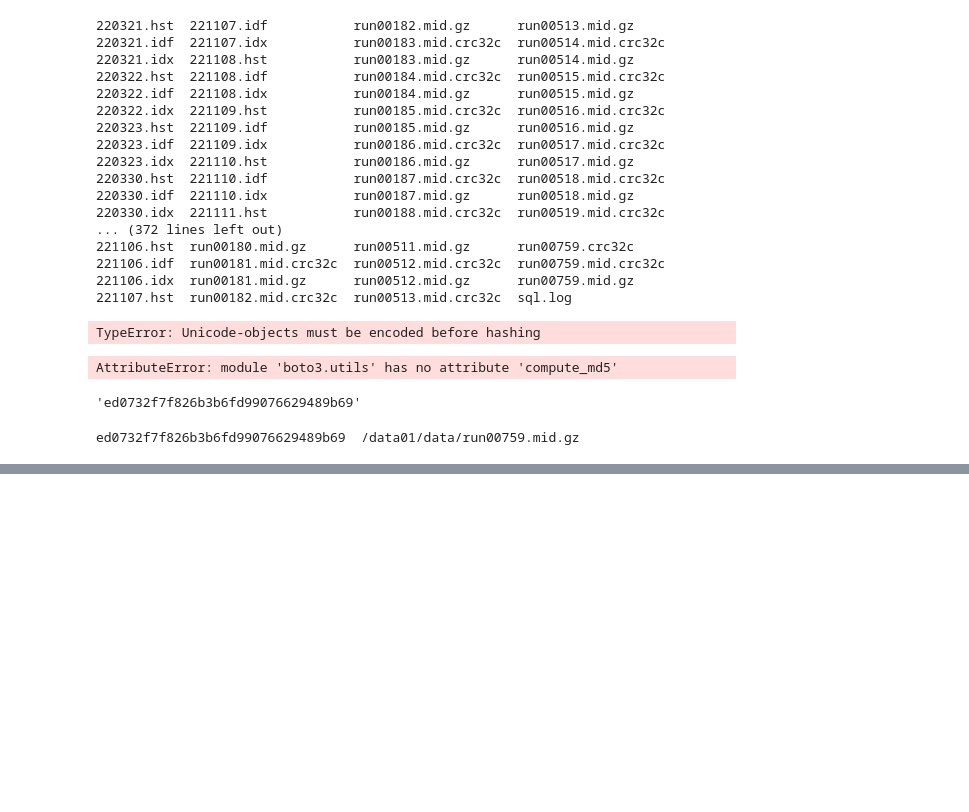
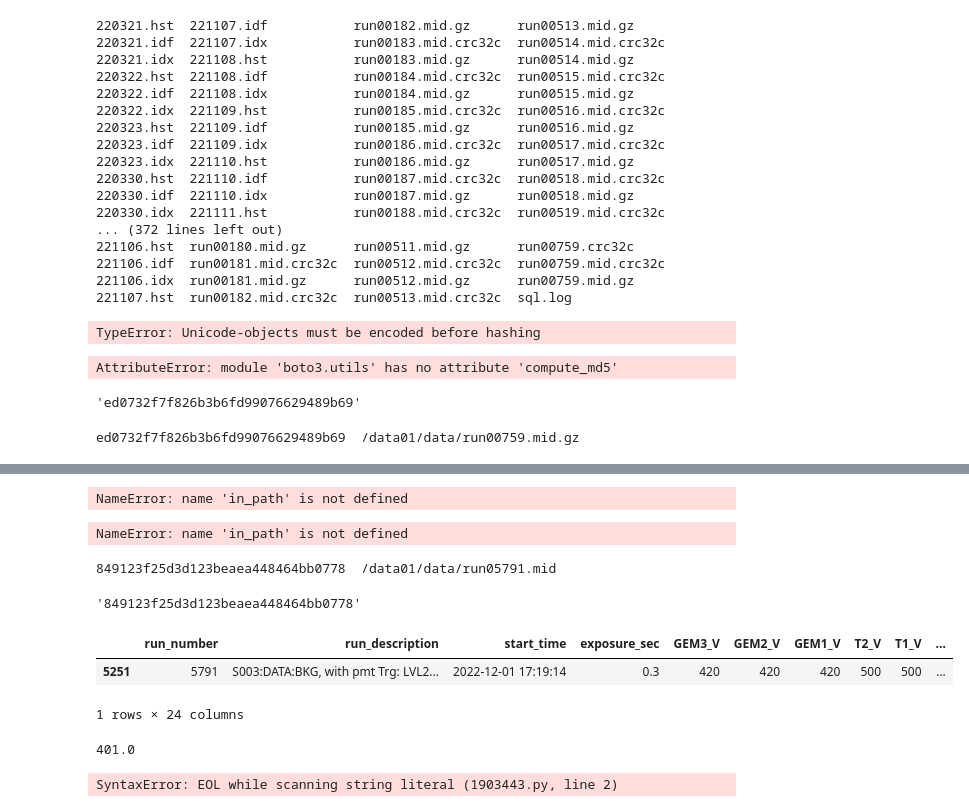
Before and after one commit to CYGNUS-RD/middleware, a Jupyter notebook: dev/testSql.ipynb, the cells around one changed output, grey strips where cells are left out. Saved outputs shown, nothing was run; the diff lists cells and outputs as text; code cells hidden in the pictures; blank space fills up the shorter version.

```diff
--- a/dev/testSql.ipynb
+++ b/dev/testSql.ipynb
@@ -177,0 +262,30 @@ ed0732f7f826b3b6fd99076629489b69  /data01/data/run00759.mid.gz
+# %%
+def files_in_dir(in_path, ftype='mid.gz', tail_of_file=200, verbose=False):
+    os.chdir(in_path)
+    file_in_dir = sorted(filter(os.path.isfile, os.listdir(in_path)), key=os.path.getmtime)
+
+    if len(file_in_dir)<tail_of_file:
+        tail_of_file=len(file_in_dir)
+    file_in_dir = file_in_dir[-tail_of_file:]
+    file_list = []
+    for i, file_in in enumerate(file_in_dir):
+        if file_in.endswith(ftype):
+            file_list.append(file_in)
+    return file_list
+
+for i, file_in in enumerate(files_in_dir(in_path, ftype='mid.gz', tail_of_file=200, verbose=False)):
+    if file_in.endswith('.mid'):
+        runN = int(file_in.split('run')[-1].split('.mid')[0])
+        if cy.daq_read_runlog_replica_status(connection, runN, storage="local", verbose=False)==0:
+            dtime = datetime.datetime.now().strftime("%Y-%m-%d %H:%M:%S")
+            print('{:s} Compressing file: {:s}'.format(dtime, file_in))
+# %% [output]
+NameError: name 'in_path' is not defined
+# %%
+file_in = files_in_dir(in_path, ftype='mid', tail_of_file=200, verbose=False)
+# %% [output]
+NameError: name 'in_path' is not defined
+# %%
+md5sum = os.system('md5sum ' + in_path + file_in[0])
+# %% [output]
+849123f25d3d123beaea448464bb0778  /data01/data/run05791.mid
@@ -177,0 +302,10 @@ ed0732f7f826b3b6fd99076629489b69  /data01/data/run00759.mid.gz
+# %%
+md5sum_file(in_path + file_in[0])
+# %% [output]
+'849123f25d3d123beaea448464bb0778'
+# %%
+cy.run_info_logbook(run=5791, sql=True, verbose=False)
+# %% [output]
+|  | run_number | run_description | start_time | exposure_sec | GEM3_V | GEM2_V | GEM1_V | T2_V | T1_V | ... |
+| 5251 | 5791 | S003:DATA:BKG, with pmt Trg: LVL2... | 2022-12-01 17:19:14 | 0.3 | 420 | 420 | 420 | 500 | 500 | ... |
+1 rows × 24 columns
@@ -177,0 +314,9 @@ ed0732f7f826b3b6fd99076629489b69  /data01/data/run00759.mid.gz
+# %%
+nevent
+# %% [output]
+401.0
+# %%
+if nevent>0:
+    print("pippo:)
+# %% [output]
+SyntaxError: EOL while scanning string literal (1903443.py, line 2)
```
Also changed, not shown: parts of 20 cells of this notebook, 11 other files.
